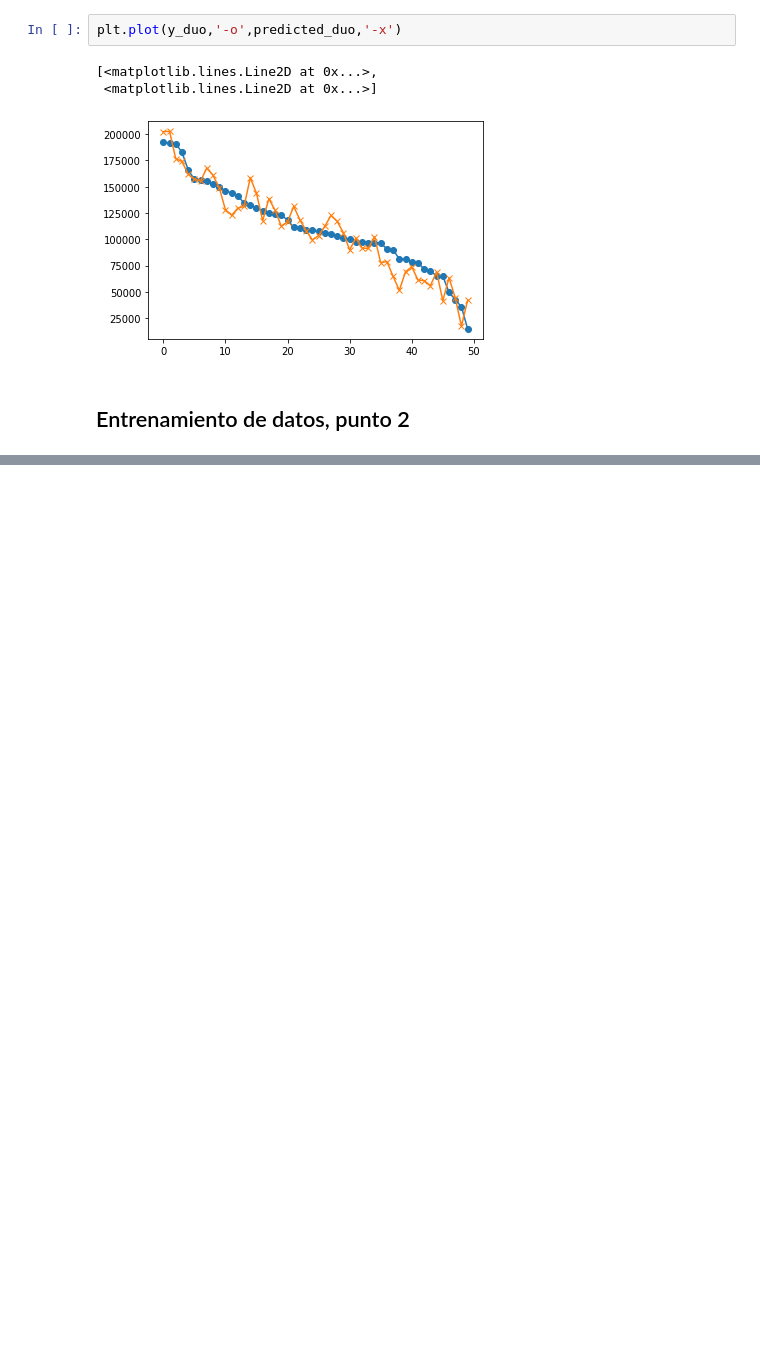
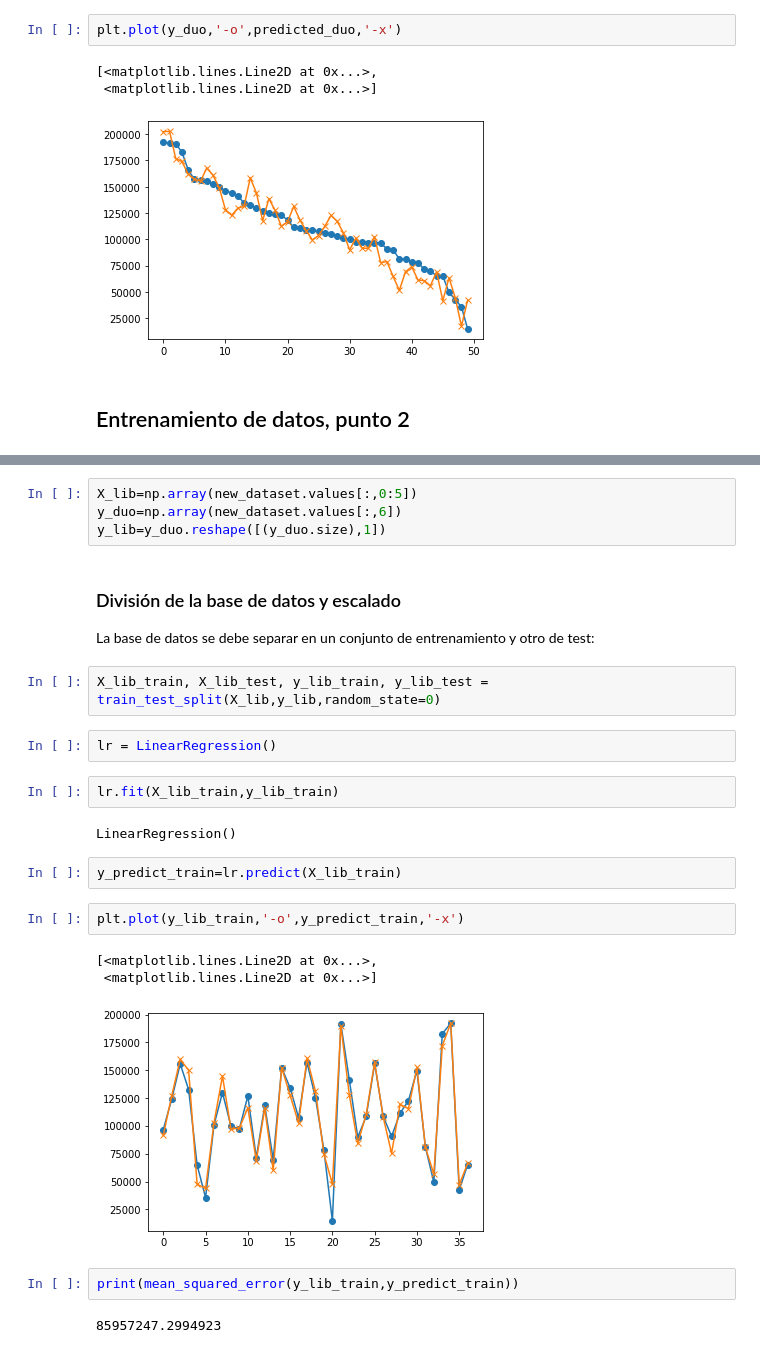
Before and after one commit to ijrios/Machine_learning_regression, a Jupyter notebook: opus_regression.ipynb, the cells around one changed output, grey strips where cells are left out. Saved outputs shown, nothing was run; the diff lists cells and outputs as text; blank space fills up the shorter version.

```diff
--- a/opus_regression.ipynb
+++ b/opus_regression.ipynb
@@ -346,0 +458,27 @@ predicted_tr = entrenamiento_duo(X2_duo,y_duo,0.00000001,100000)
+# %%
+X_lib=np.array(new_dataset.values[:,0:5])
+y_duo=np.array(new_dataset.values[:,6])
+y_lib=y_duo.reshape([(y_duo.size),1])
+# %% [markdown]
+### División de la base de datos y escalado
+La base de datos se debe separar en un conjunto de entrenamiento y otro de test:
+# %%
+X_lib_train, X_lib_test, y_lib_train, y_lib_test = train_test_split(X_lib,y_lib,random_state=0)
+# %%
+lr = LinearRegression()
+# %%
+lr.fit(X_lib_train,y_lib_train)
+# %% [output]
+LinearRegression()
+# %%
+y_predict_train=lr.predict(X_lib_train)
+# %%
+plt.plot(y_lib_train,'-o',y_predict_train,'-x')
+# %% [output]
+[<matplotlib.lines.Line2D at 0x...>,
+ <matplotlib.lines.Line2D at 0x...>]
+[figure, added]
+# %%
+print(mean_squared_error(y_lib_train,y_predict_train))
+# %% [output]
+85957247.2994923
```
Also changed, not shown: parts of 37 cells of this notebook.
